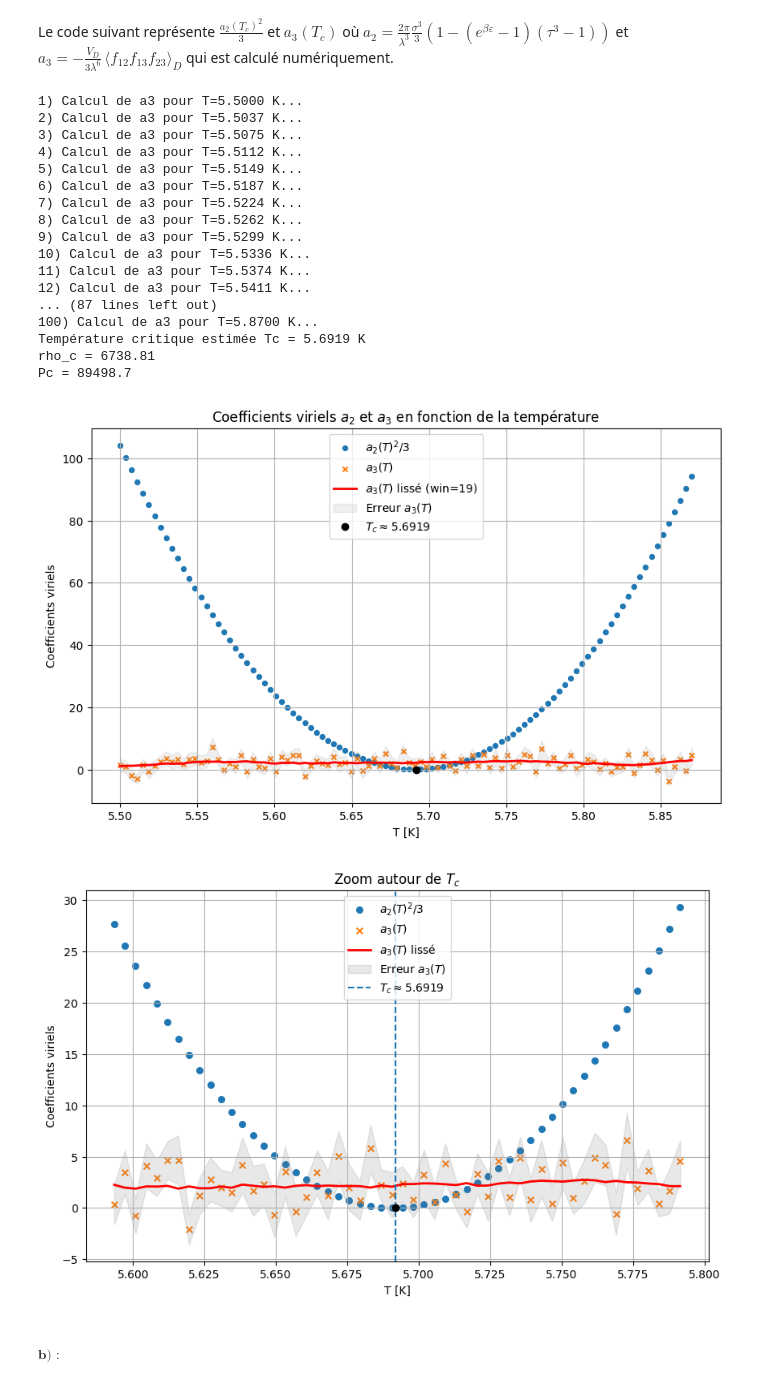
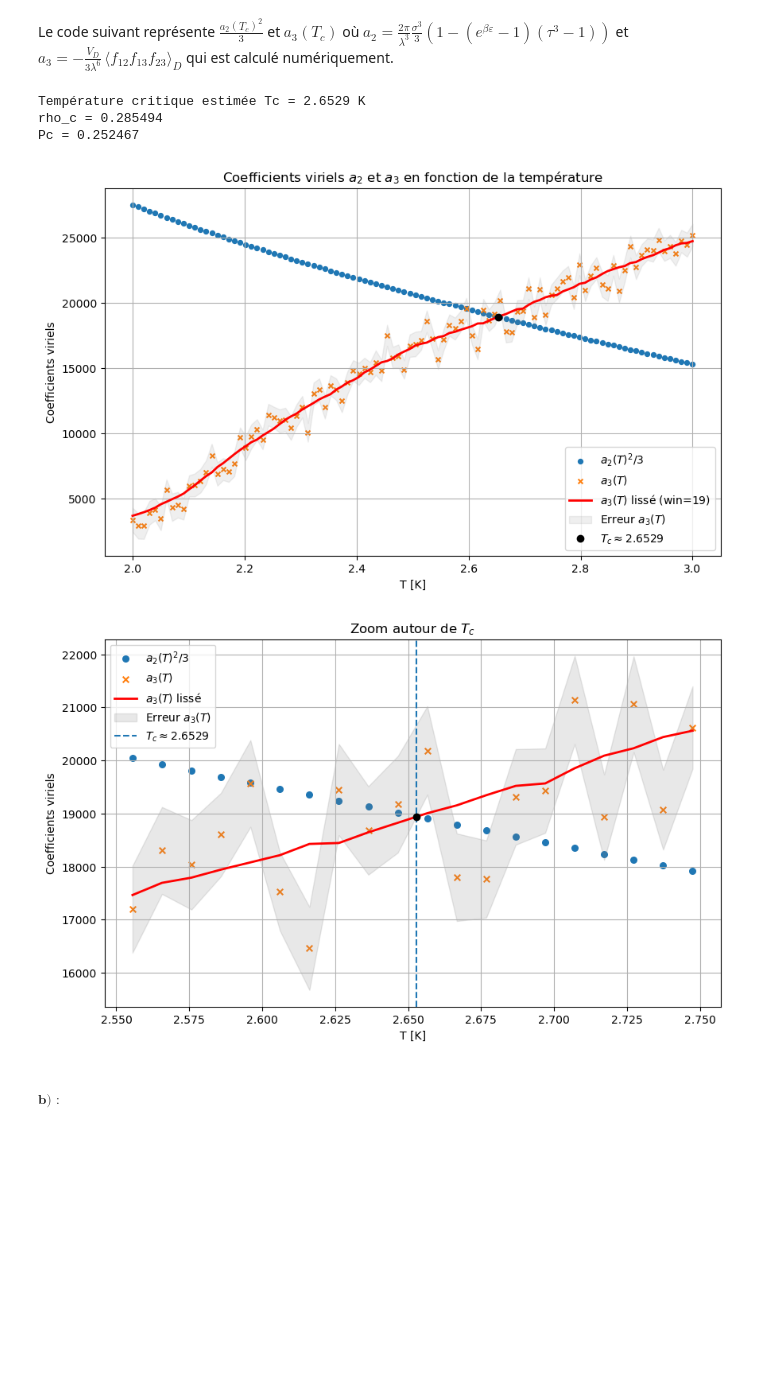
Before and after one commit to ADeslarzes/Homewrok_3, a Jupyter notebook: P3.ipynb, the cells around one changed output. Cells and saved outputs as stored; diff of their text form; code cells hidden in the pictures; blank space fills up the shorter version.

```diff
--- a/P3.ipynb
+++ b/P3.ipynb
@@ -169,7 +169,7 @@ def estimate_a3(Rc, Ne, T=1.0, sigma=sigma, tau=tau, epsilon=epsilon):
     err_mean_over_D = std_blocks / np.sqrt(n_blocks)
 
     lambda_ = h / np.sqrt(2 * np.pi * m * kB * T)
-    lambda_ = 1.0 # On prend lambda = 1 par simplicité et éviter de faire exploser les valeurs ensuite
+    #lambda_ = 1.0 # On prend lambda = 1 par simplicité et éviter de faire exploser les valeurs ensuite
     V_D = ((4/3) * np.pi * Rc**3)**2
 
     pref = -V_D / (3 * lambda_**6)
@@ -238,14 +238,14 @@ def lambda_(T):
 
 def a_2(T):
     T = np.asarray(T, dtype=float)
-    return 2*np.pi*sigma**3/3/(lambda_(T))**3 * (1 - (tau**3 - 1)*(np.exp(epsilon/(kB*T)) - 1))
+    return 2*np.pi*sigma**3/(3*(lambda_(T))**3) * (1 - (tau**3 - 1)*(np.exp(epsilon/(kB*T)) - 1))
 
-T = np.linspace(5.5, 5.87, 100)
+T = np.linspace(2, 3, 100)
 
 a_3 = np.zeros((len(T), 2))
 for i in range(len(T)):
     #print(f"{i+1}) Calcul de a3 pour T={T[i]:.4f} K...")
-    a_3[i] = estimate_a3(Rc=5.0, Ne=100000, T=T[i], sigma=sigma, tau=tau, epsilon=epsilon)
+    a_3[i] = estimate_a3(Rc=tau*sigma, Ne=100000, T=T[i], sigma=sigma, tau=tau, epsilon=epsilon)
 
 win = 19
 a3_mean_smooth = moving_average(a_3[:, 0], window=win)
@@ -254,12 +254,14 @@ curve_a2 = a_2(T)**2 / 3
 Tc = estimate_Tc_two_crossings(a_2(T)**2/3, a3_mean_smooth, T)
 yc = a_2(Tc)**2 / 3
 
-rho_c = 1/(lambda_(Tc)**3 * a_2(Tc))
+rho_c =- 1/(lambda_(Tc)**3 * a_2(Tc))
 Pc = kB * Tc * (
     rho_c
     + a_2(Tc) * (lambda_(Tc)**3) * rho_c**2
     + (a_2(Tc)**2 / 3) * (lambda_(Tc)**6) * rho_c**3
 )
+
+
 
 print(f"Température critique estimée Tc = {Tc:.4f} K")
 print(f"rho_c = {rho_c:.6g}")
@@ -274,52 +276,38 @@ plt.fill_between(T, a_3[:, 0] - a_3[:, 1], a_3[:, 0] + a_3[:, 1],
                  color='gray', alpha=0.12, label=r'Erreur $a_3(T)$')
 plt.plot(Tc, yc, 'ko', label=rf'$T_c \approx {Tc:.4f}$')
 plt.xlabel('T [K]')
 plt.ylabel('Coefficients viriels')
 plt.title(r'Coefficients viriels $a_2$ et $a_3$ en fonction de la température')
 plt.legend()
 plt.grid(True)
 plt.show()
 
 # ---- FIG 2: zoom sur Tc ----
 zoom_width = 0.1
 mask = (T >= Tc - zoom_width) & (T <= Tc + zoom_width)
 
 plt.figure(figsize=(10, 6))
 plt.scatter(T[mask], curve_a2[mask], label=r'$a_2(T)^2/3$', marker='o', s=30)
 plt.scatter(T[mask], a_3[mask, 0], label=r'$a_3(T)$', marker='x', s=30)
 plt.plot(T[mask], a3_mean_smooth[mask], label=r'$a_3(T)$ lissé', color='red', linewidth=2)
 plt.fill_between(T[mask], a_3[mask, 0] - a_3[mask, 1], a_3[mask, 0] + a_3[mask, 1],
                  color='gray', alpha=0.18, label=r'Erreur $a_3(T)$')
 
 plt.axvline(Tc, linestyle='--', linewidth=1.5, label=rf'$T_c \approx {Tc:.4f}$')
 plt.plot(Tc, yc, 'ko')
 
 plt.xlabel('T [K]')
 plt.ylabel('Coefficients viriels')
 plt.title(r'Zoom autour de $T_c$')
 plt.legend()
 plt.grid(True)
 plt.show()
 # %% [output]
-1) Calcul de a3 pour T=5.5000 K...
-2) Calcul de a3 pour T=5.5037 K...
-3) Calcul de a3 pour T=5.5075 K...
-4) Calcul de a3 pour T=5.5112 K...
-5) Calcul de a3 pour T=5.5149 K...
-6) Calcul de a3 pour T=5.5187 K...
-7) Calcul de a3 pour T=5.5224 K...
-8) Calcul de a3 pour T=5.5262 K...
-9) Calcul de a3 pour T=5.5299 K...
-10) Calcul de a3 pour T=5.5336 K...
-11) Calcul de a3 pour T=5.5374 K...
-12) Calcul de a3 pour T=5.5411 K...
-... (87 lines left out)
-100) Calcul de a3 pour T=5.8700 K...
-Température critique estimée Tc = 5.6919 K
-rho_c = 6738.81
-Pc = 89498.7
+Température critique estimée Tc = 2.6529 K
+rho_c = 0.285494
+Pc = 0.252467
-[figure, old version]
+[figure, new version]
-[figure, old version]
+[figure, new version]
 # %% [markdown]
 ##### $\textbf{b) :}$
 # %% [markdown]
```
Also changed, not shown: parts of 4 cells of this notebook, 1 other file.
